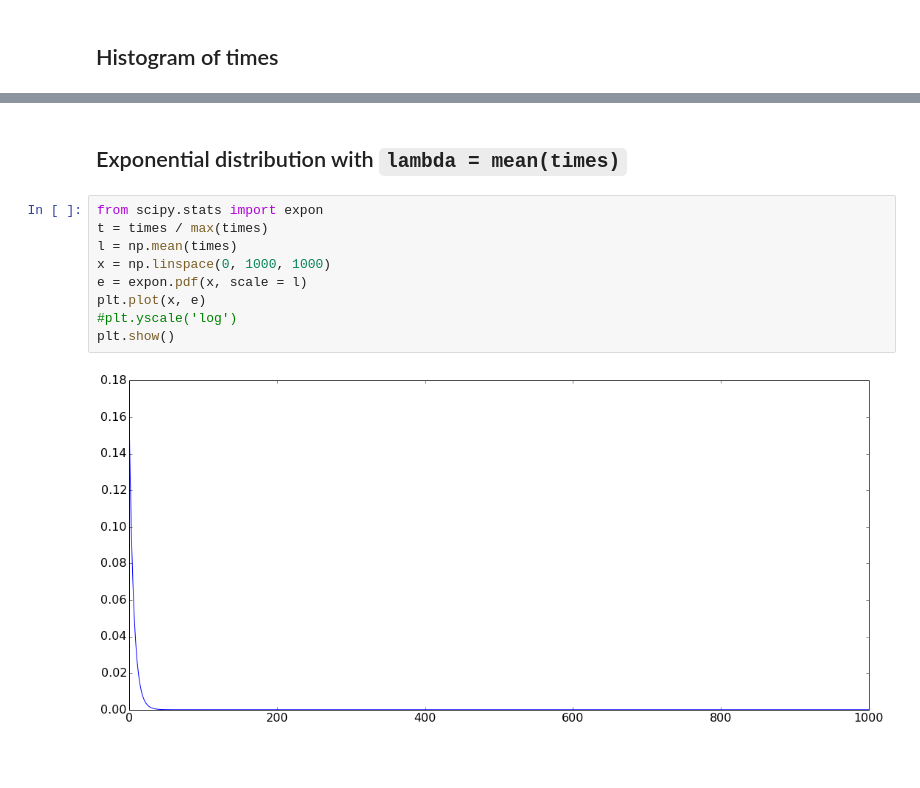
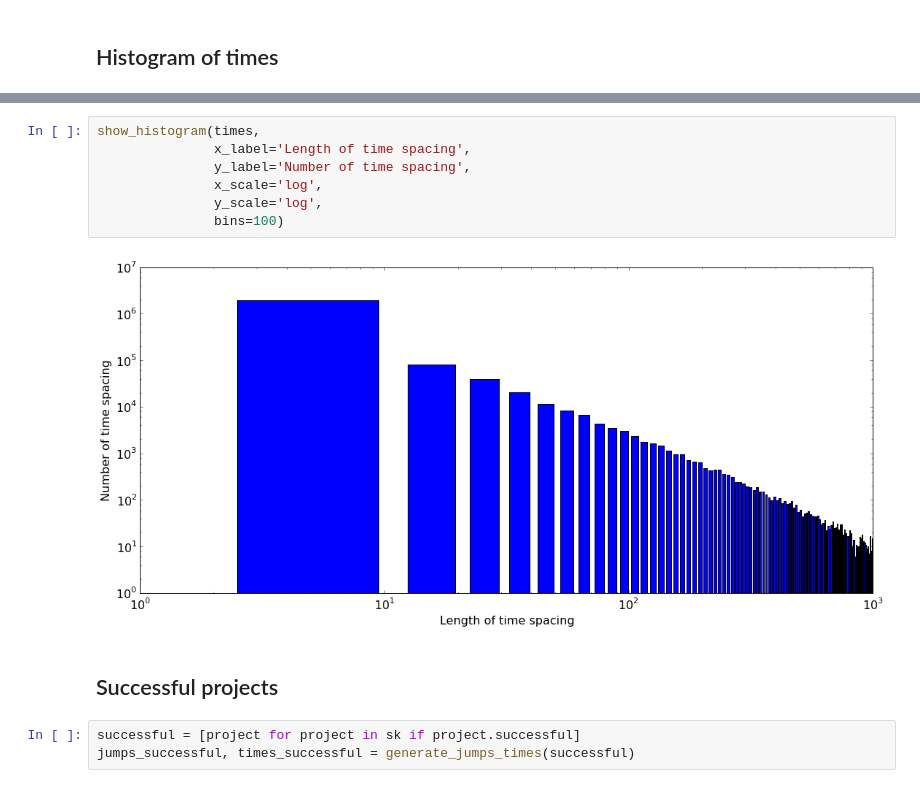
Before and after one commit to vicow/gaussian-process, a Jupyter notebook: notebooks/sidekick-histograms.ipynb, the cells around one changed output, grey strips where cells are left out. Cells and saved outputs as stored; diff of their text form; blank space fills up the shorter version.

```diff
--- a/notebooks/sidekick-histograms.ipynb
+++ b/notebooks/sidekick-histograms.ipynb
@@ -88,13 +82,14 @@ plt.show()
-# %% [markdown]
-## Exponential distribution with `lambda = mean(times)`
-# %%
-from scipy.stats import expon
-t = times / max(times)
-l = np.mean(times)
-x = np.linspace(0, 1000, 1000)
-e = expon.pdf(x, scale = l)
-plt.plot(x, e)
-#plt.yscale('log')
-plt.show()
-# %% [output]
-[figure, removed]
+# %%
+show_histogram(times,
+               x_label='Length of time spacing',
+               y_label='Number of time spacing',
+               x_scale='log',
+               y_scale='log',
+               bins=100)
+# %% [output]
+[figure, added]
+# %% [markdown]
+## Successful projects
+# %%
+successful = [project for project in sk if project.successful]
+jumps_successful, times_successful = generate_jumps_times(successful)
```
Also changed, not shown: parts of 16 cells of this notebook.
